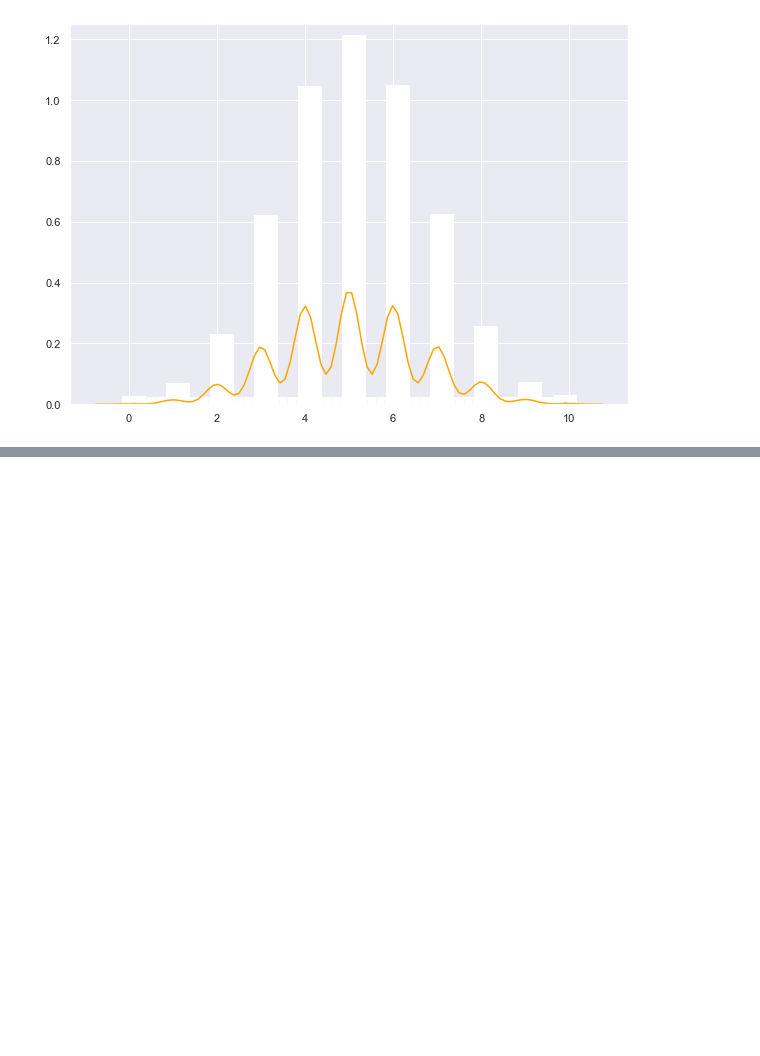
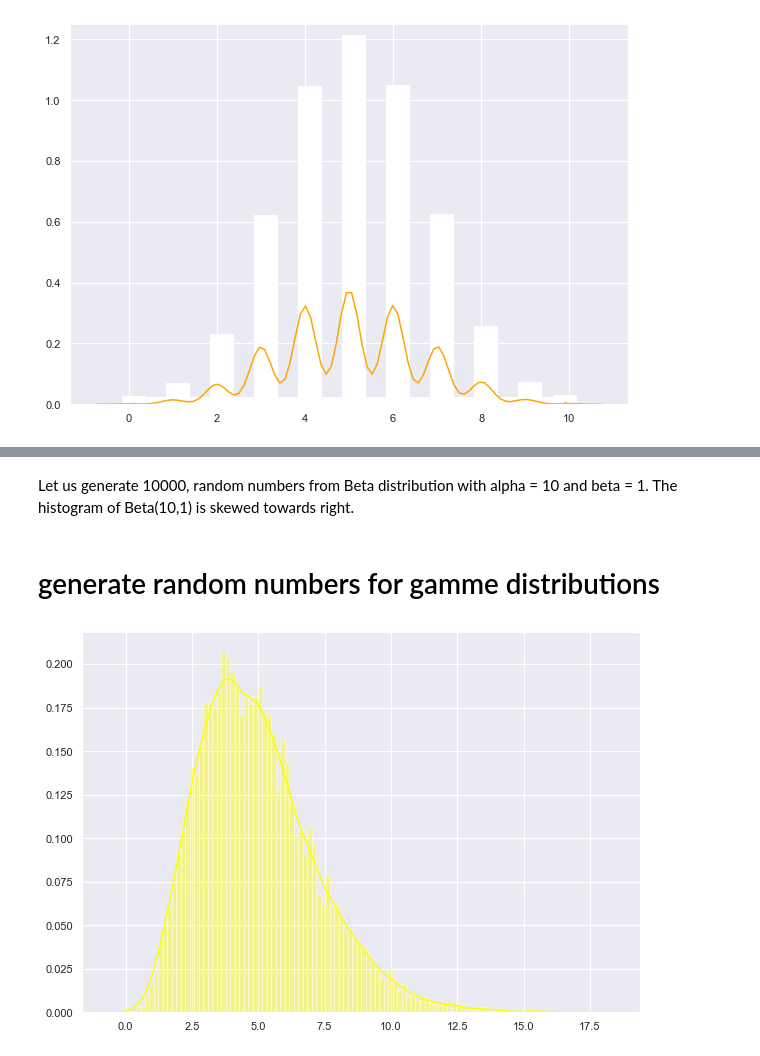
Before and after one commit to muhammad-usman147/StatisticsInPython, a Jupyter notebook: ProbabilityDistributations.ipynb, the cells around one changed output, grey strips where cells are left out. Cells and saved outputs as stored; diff of their text form; code cells hidden in the pictures; blank space fills up the shorter version.

```diff
--- a/ProbabilityDistributations.ipynb
+++ b/ProbabilityDistributations.ipynb
@@ -82,0 +104,10 @@ ax = sns.distplot(data_binom,color = 'orange',
+# %% [markdown]
+Let us generate 10000, random numbers from Beta distribution with alpha = 10 and beta = 1. The histogram of Beta(10,1) is skewed towards right.
+# %% [markdown]
+# generate random numbers for gamme distributions
+# %%
+from scipy.stats import gamma
+data_gamma = gamma.rvs(a = 5,size = 10000)
+ax = sns.distplot(data_gamma,bins = 100,color = 'yellow')
+# %% [output]
+[figure, added]
```
Also changed, not shown: parts of 11 cells of this notebook.
